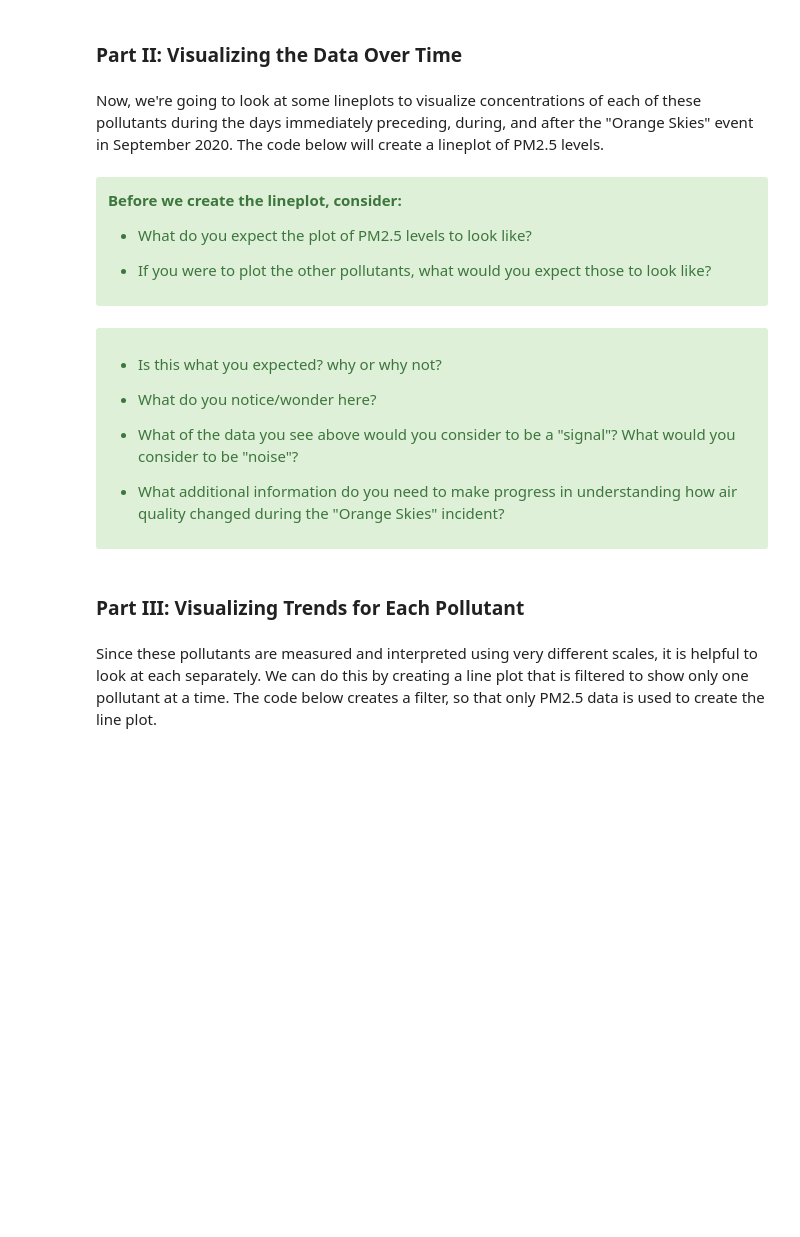
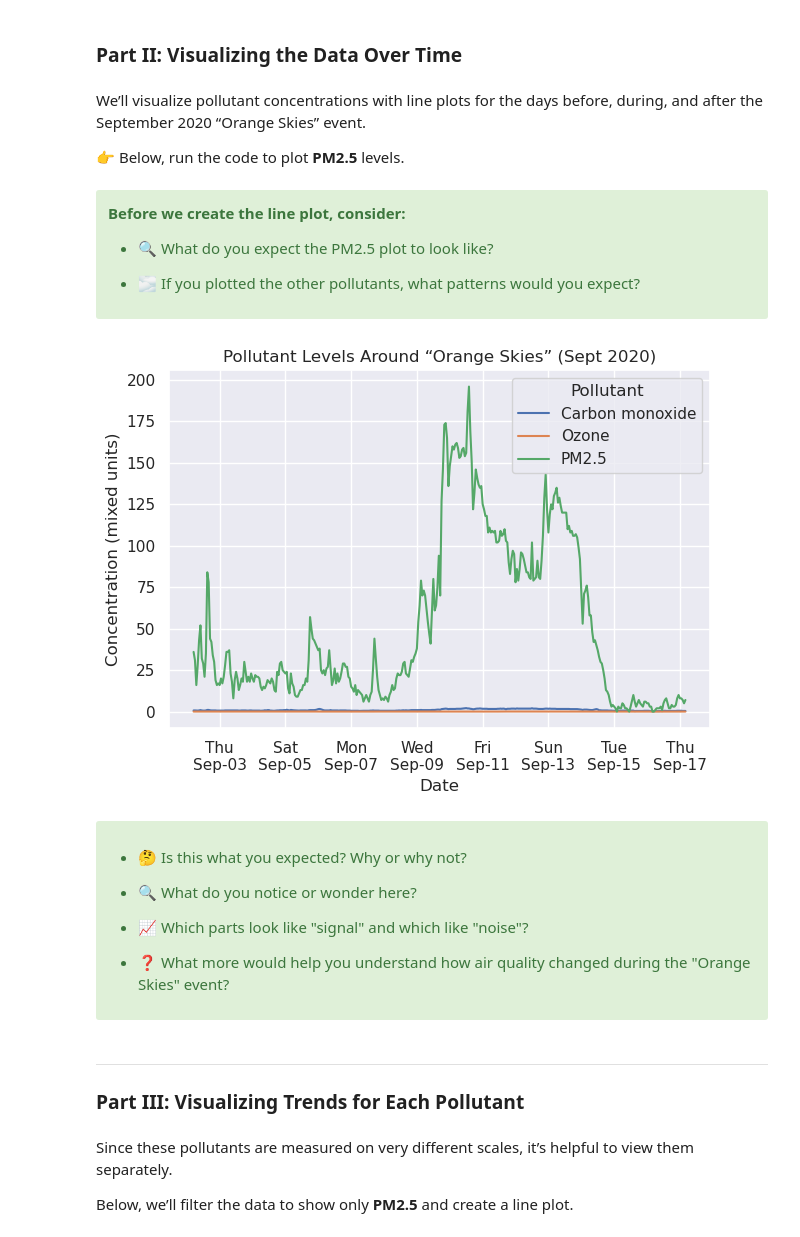
Before and after one commit to CalCoRE/show-your-work, a Jupyter notebook: timeseries/TimeSeriesPython.ipynb, the cells around one changed output. Cells and saved outputs as stored; diff of their text form; code cells hidden in the pictures; blank space fills up the shorter version.

Commit message:
Update TimeSeriesPython.ipynb
Edits from Jacob

```diff
--- a/timeseries/TimeSeriesPython.ipynb
+++ b/timeseries/TimeSeriesPython.ipynb
@@ -230,62 +349,69 @@ Here are some important things to know about the pollutants that are in this dat
 # %% [markdown]
 ### Part II: Visualizing the Data Over Time
 # %% [markdown]
-Now, we're going to look at some lineplots to visualize concentrations of each of these pollutants during the days immediately preceding, during, and after the "Orange Skies" event in September 2020. The code below will create a lineplot of PM2.5 levels.
+We’ll visualize pollutant concentrations with line plots for the days before, during, and after the September 2020 “Orange Skies” event.
+
+👉 Below, run the code to plot **PM2.5** levels.
 # %% [markdown]
 <div class="alert alert-success">
 
-**Before we create the lineplot, consider:**
+**Before we create the line plot, consider:**
 
+* 🔍 What do you expect the PM2.5 plot to look like?
 
-* What do you expect the plot of PM2.5 levels to look like?
-
-
-* If you were to plot the other pollutants, what would you expect those to look like?
-
-
+* 🌫️ If you plotted the other pollutants, what patterns would you expect?
 
 </div>
 # %%
-#Plot the three pollutants together. you'll see that the scales are wonky and PM2.5 looks like you would expect, but it's hard to see what's happening with O3 and CO.
-# since the dataset has a column that describes datetime, we can
-# easily convert that to Python datetimes using to_datetime.
+# Plot the three pollutants together.
+# (Scales differ: PM2.5 dominates, O3/CO are harder to see.)
+
+# Ensure we have a proper datetime column
 fire_data['datetime'] = pd.to_datetime(fire_data['datetime_local'])
 
-## FORMATTING STUFF
-# set the date format, like we did in the first example above
-date_format = mdates.DateFormatter('%a\n%b-%d')  # set the format
-plt.gca().xaxis.set_major_formatter(date_format) # give format to the plot
+# ----- Formatting -----
+# Weekday on first line, month-day on second
+date_format = mdates.DateFormatter('%a\n%b-%d')
+plt.gca().xaxis.set_major_formatter(date_format)
 
-# we have lots of days, so let's only add a tick to the axis
-# for every 48 hours
-locator = mdates.HourLocator(interval=48)  # set the format
-plt.gca().xaxis.set_major_locator(locator) # give the format to the plot
+# Show a tick every 48 hours
+locator = mdates.HourLocator(interval=48)
+plt.gca().xaxis.set_major_locator(locator)
 
-# now, create a plot showing levels of each pollutant over time
+# ----- Plot -----
 sns.lineplot(
     data=fire_data,
     x='datetime',
     y='value',
-    hue = 'pollutant'
+    hue='pollutant'
 )
+
+
+plt.title('Pollutant Levels Around “Orange Skies” (Sept 2020)')
+plt.xlabel('Date')
+plt.ylabel('Concentration (mixed units)')
+plt.legend(title='Pollutant', loc='best')
+plt.tight_layout()
+# %% [output]
+[figure, added]
 # %% [markdown]
 <div class="alert alert-success">
 
-* Is this what you expected? why or why not?
+* 🤔 Is this what you expected? Why or why not?
 
+* 🔍 What do you notice or wonder here?
 
-* What do you notice/wonder here?
+* 📈 Which parts look like "signal" and which like "noise"?
 
-
-* What of the data you see above would you consider to be a "signal"? What would you consider to be "noise"?
-
-
-* What additional information do you need to make progress in understanding how air quality changed during the "Orange Skies" incident?
-
+* ❓ What more would help you understand how air quality changed during the "Orange Skies" event?
 
 </div>
 # %% [markdown]
+---
+
 ### Part III: Visualizing Trends for Each Pollutant
 # %% [markdown]
-Since these pollutants are measured and interpreted using very different scales, it is helpful to look at each separately. We can do this by creating a line plot that is filtered to show only one pollutant at a time. The code below creates a filter, so that only PM2.5 data is used to create the line plot.
+Since these pollutants are measured on very different scales, it’s helpful to view them separately.
+
+Below, we’ll filter the data to show only **PM2.5** and create a line plot.
 # %%
```
Also changed, not shown: parts of 43 cells of this notebook.
